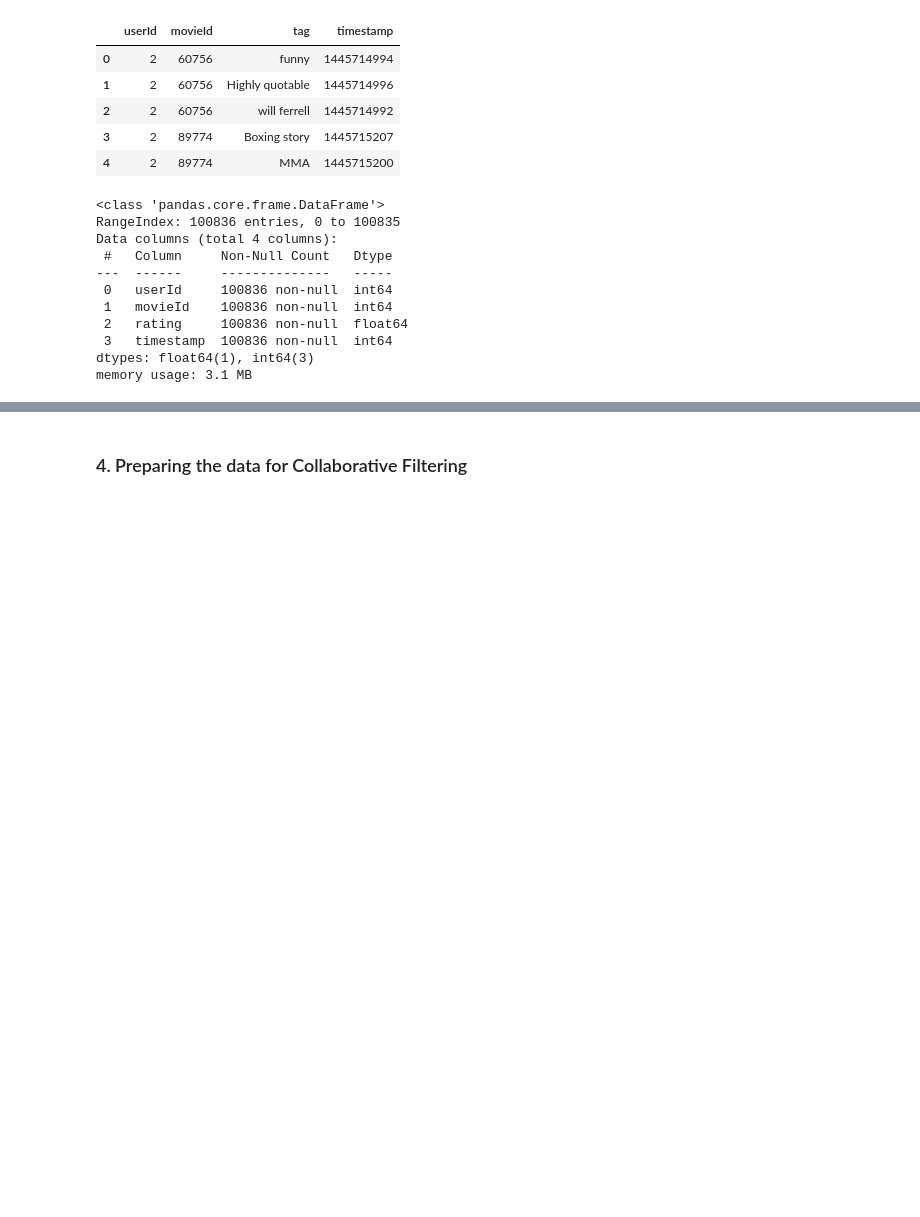
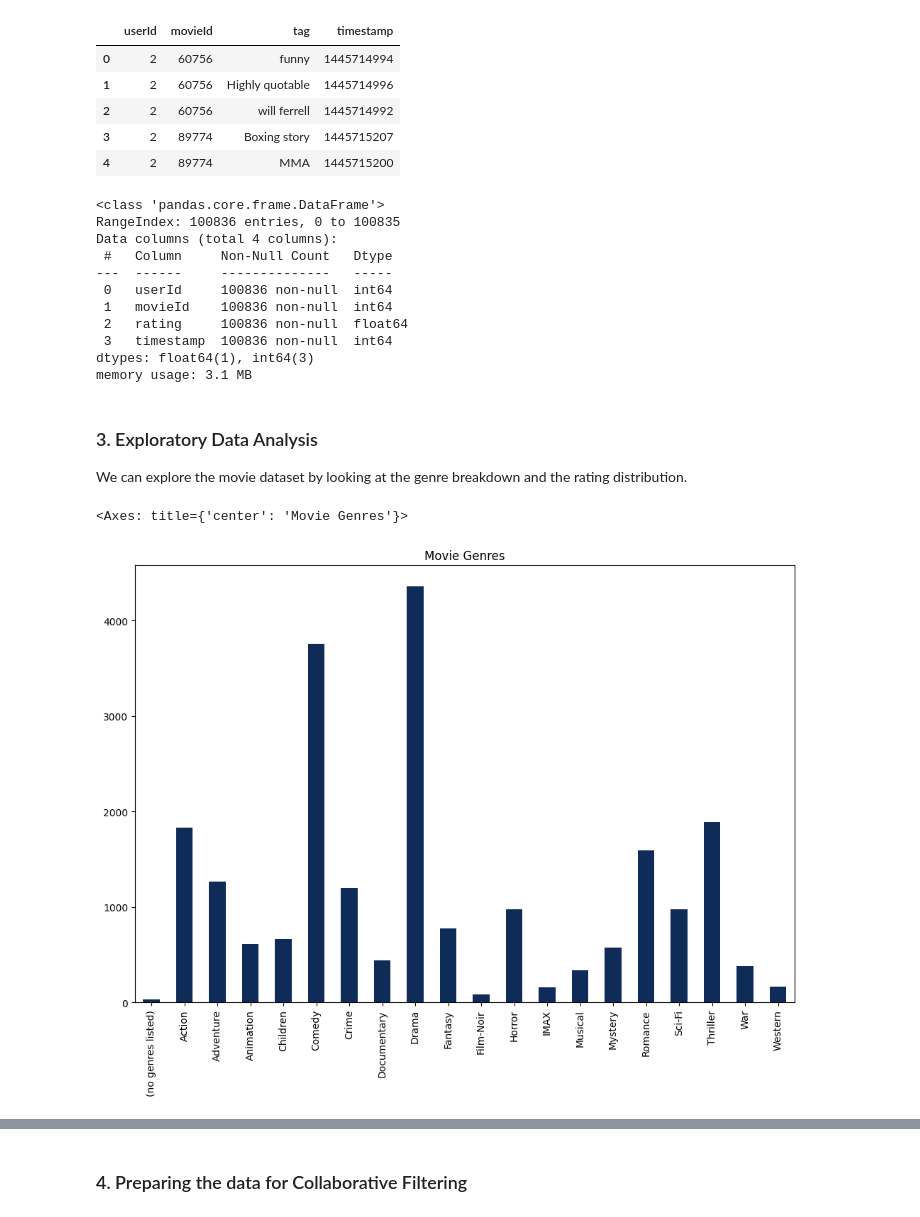
Before and after one commit to kemboielly/movielens_p4, a Jupyter notebook: notebook.ipynb, the cells around one changed output, grey strips where cells are left out. Saved outputs shown, nothing was run; the diff lists cells and outputs as text; code cells hidden in the pictures; blank space fills up the shorter version.

Commit message:
editied visuals

```diff
--- a/notebook.ipynb
+++ b/notebook.ipynb
@@ -118,3 +115,14 @@ Data columns (total 4 columns):
  3   timestamp  100836 non-null  int64
 dtypes: float64(1), int64(3)
 memory usage: 3.1 MB
+# %% [markdown]
+### 3. Exploratory Data Analysis
+We can explore the movie dataset by looking at the genre breakdown and the rating distribution.
+# %%
+# Genre breakdown
+genre_count = movie['genres'].str.get_dummies().sum()
+fig, ax = plt.subplots(figsize=(12,8))
+genre_count.plot(kind='bar', ax=ax, title='Movie Genres', color='#0F2C59')
+# %% [output]
+<Axes: title={'center': 'Movie Genres'}>
+[figure, added]
```
Also changed, not shown: parts of 12 cells of this notebook.
